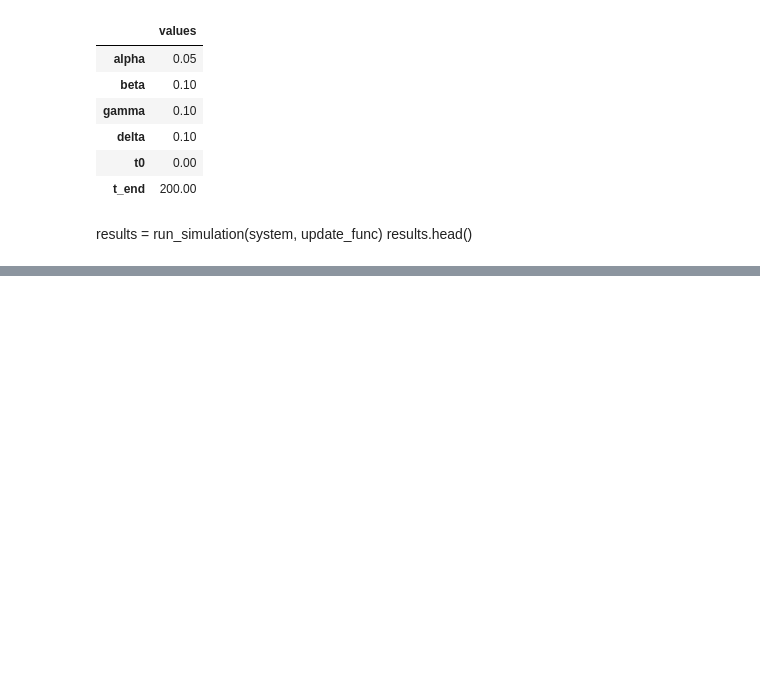
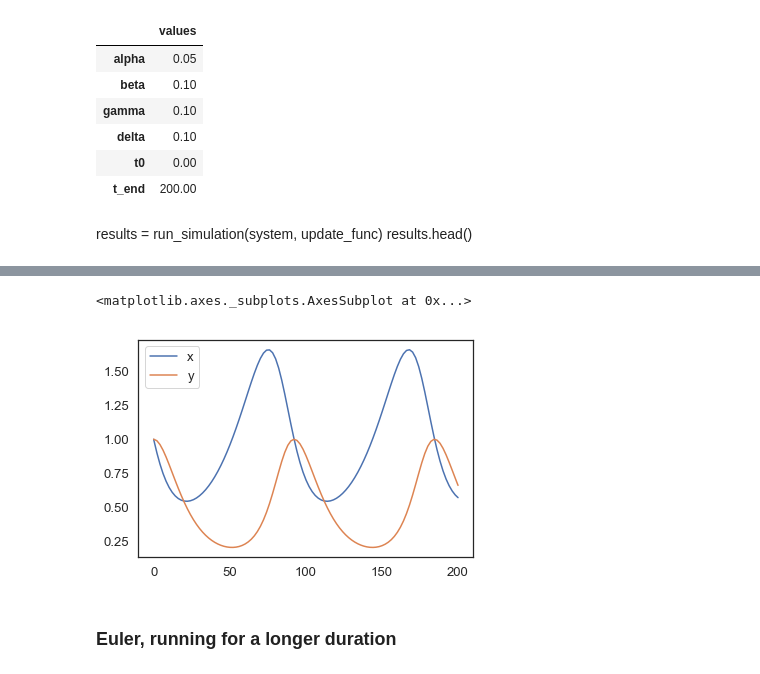
Before and after one commit to fung18870/ModSimPy, a Jupyter notebook: code/lotka-volterra.ipynb, the cells around one changed output, grey strips where cells are left out. Drawn from its saved outputs; the diff is of its cells as text; code cells hidden in the pictures; blank space fills up the shorter version.

```diff
--- a/code/lotka-volterra.ipynb
+++ b/code/lotka-volterra.ipynb
@@ -77,0 +117,4 @@ results.plot()
+# %%
+system.set(init=init, t_end=200)
+results, details = run_ode_solver(system, slope_func, max_step=2)
+details
@@ -77,0 +131,7 @@ results.plot()
+# %%
+results.plot()
+# %% [output]
+<matplotlib.axes._subplots.AxesSubplot at 0x...>
+[figure, added]
+# %% [markdown]
+### Euler, running for a longer duration
```
Also changed, not shown: parts of 12 cells of this notebook, 14 other files.
